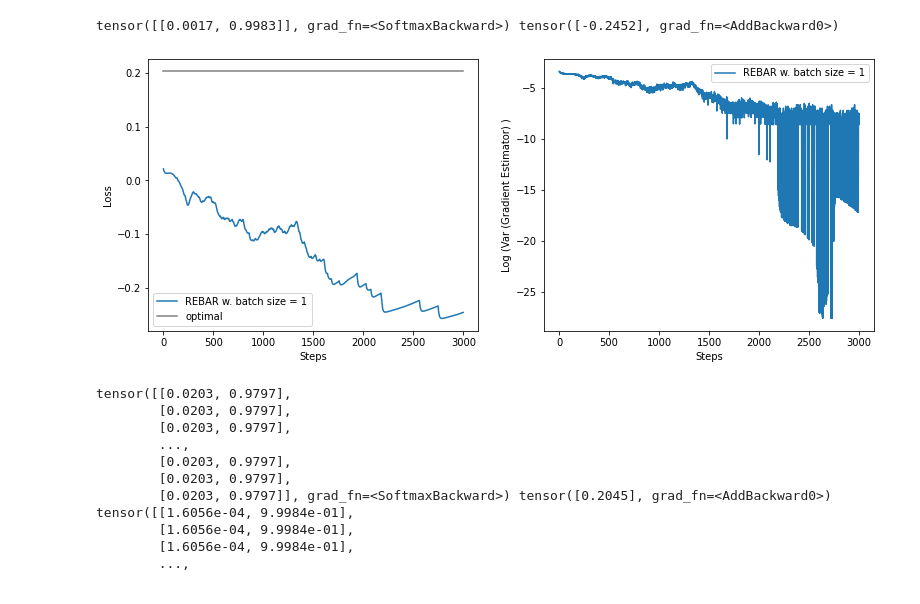
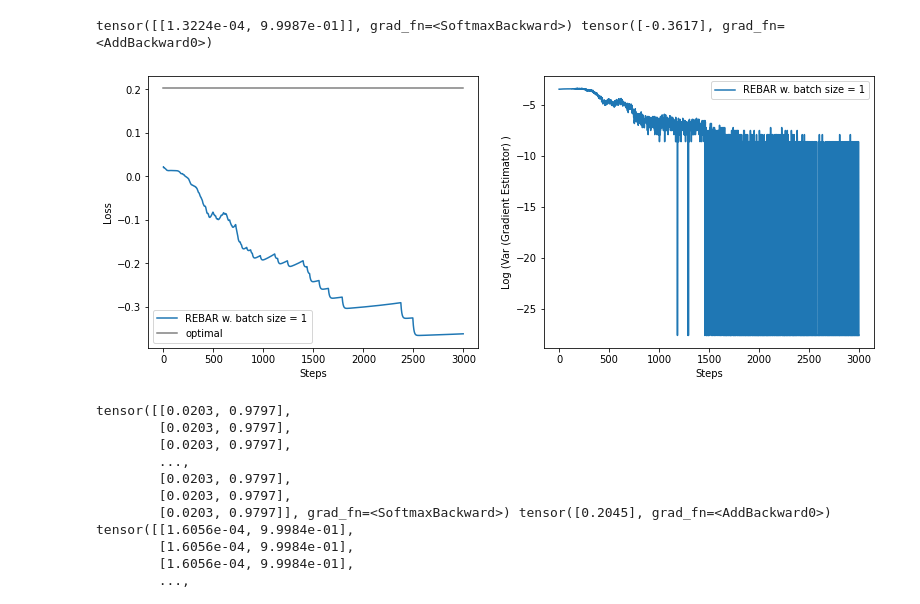
Before and after one commit to borea17/StrImaDec, a Jupyter notebook: Untitled.ipynb, the cells around one changed output. Drawn from its saved outputs; the diff is of its cells as text; code cells hidden in the pictures.

```diff
--- a/Untitled.ipynb
+++ b/Untitled.ipynb
@@ -279,7 +279,7 @@ def run_experiment(params):
 
         # compute estimator through which we can backpropagate
         if params["estimator"] == REINFORCE:
-            estimator = REINFORCE(probs_logits_ups, loss_obj.loss_function, encoder_net.parameters())
+            estimator = REINFORCE(probs_logits_ups, loss_obj.loss_function)
         elif params["estimator"] == CONCRETE:
             estimator = CONCRETE(probs_logits_ups, loss_obj.loss_function, params["temp"])
         elif params["estimator"] == NVIL:
@@ -301,7 +301,7 @@ def run_experiment(params):
         probs_logits_ups = encoder_net.forward(X_ups)
         probs_logits_ups.retain_grad()
         if params["estimator"] == REINFORCE:
-            estimator_ups = REINFORCE(probs_logits_ups, loss_obj.loss_function, encoder_net.parameters())
+            estimator_ups = REINFORCE(probs_logits_ups, loss_obj.loss_function)
         elif params["estimator"] == CONCRETE:
             estimator_ups = CONCRETE(probs_logits_ups, loss_obj.loss_function, params["temp"])
         elif params["estimator"] == NVIL:
@@ -311,36 +311,36 @@ def run_experiment(params):
             estimator_ups = REBAR(probs_logits_ups, loss_obj.loss_function, log_temp.exp(), eta)
         estimator_ups.backward()
         g_estimator = probs_logits_ups.grad
         for class_ind in range(num_classes):
             vars_grad[epoch, class_ind] = g_estimator.var(dim=0)[class_ind].item()
 
     results = {
         "losses": losses,
         "vars_grad": vars_grad.sum(1)
     }
     print(torch.softmax(probs_logits, 1), expected_loss)
     return results
 
 results = {}
 #torch.autograd.set_detect_anomaly(True)
 params = {
         "encoder_network" : {
             "x_dim" : 1,
         },
         "num_epochs":  3000,
         "lr": 0.01,
         "batch_size": 2,
         "target": [0.45, 0.55], # [0.34, 0.33, 0.33],
         "SEED": 1,
-        "estimator": REBAR,
+        "estimator": REINFORCE,
         "tune_lr": 0.01,
     }
 results["0"] = run_experiment(params)
 results["0"]["name"] = f"REBAR w. batch size = 1"
 plot_loss(results, params)
 # %% [output]
-tensor([[0.0017, 0.9983]], grad_fn=<SoftmaxBackward>) tensor([-0.2452], grad_fn=<AddBackward0>)
+tensor([[1.3224e-04, 9.9987e-01]], grad_fn=<SoftmaxBackward>) tensor([-0.3617], grad_fn=<AddBackward0>)
-[figure, old version]
+[figure, new version]
 # %%
 batch_sizes = [1, 100]
 results = {}
```
Also changed, not shown: 3 other files.
